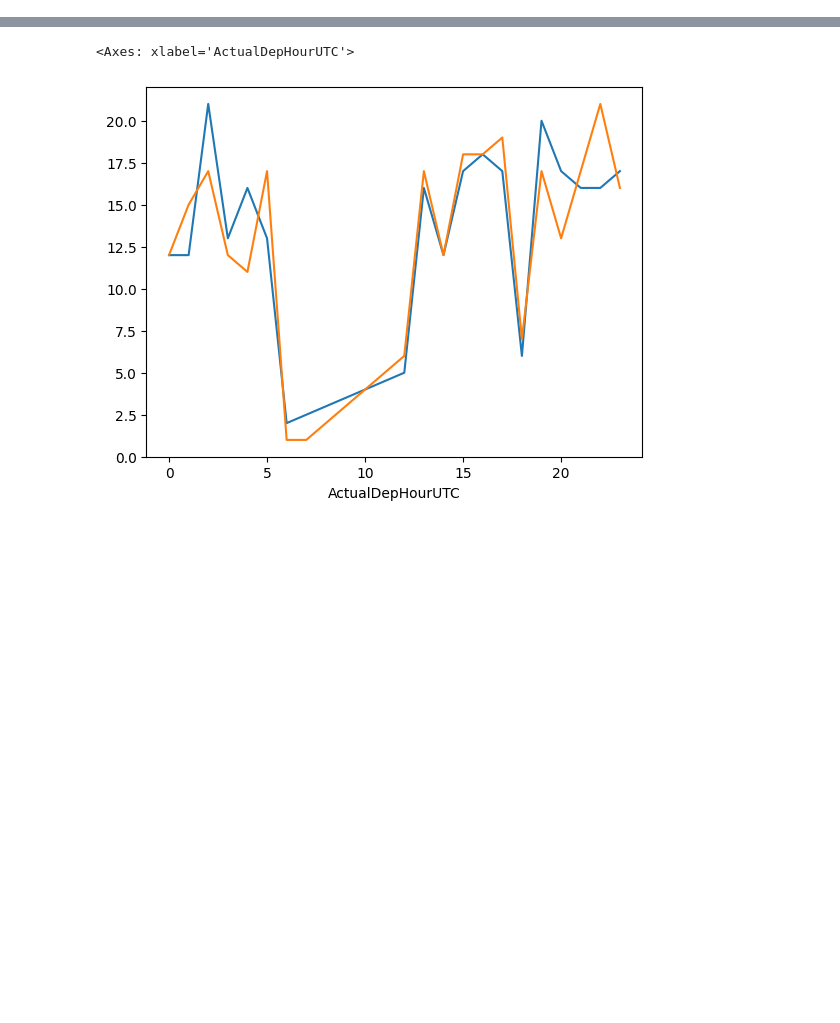
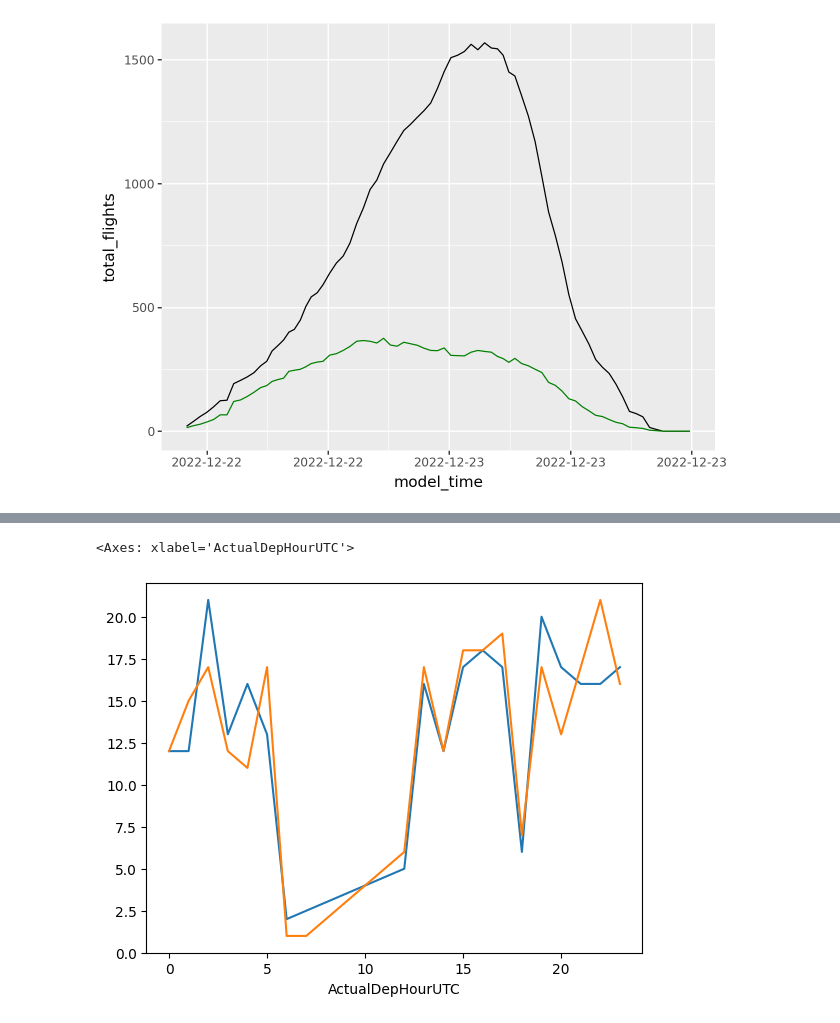
Before and after one commit to broad-well/recovair-abm, a Jupyter notebook: validation/compare_outcomes_once.ipynb, the cells around one changed output, grey strips where cells are left out. Saved outputs shown, nothing was run; the diff lists cells and outputs as text; code cells hidden in the pictures; blank space fills up the shorter version.

```diff
--- a/validation/compare_outcomes_once.ipynb
+++ b/validation/compare_outcomes_once.ipynb
@@ -169,0 +132,7 @@ for focus in ['DEN', 'MDW', 'DAL', 'SAN', 'DTW']:
+# %%
+dfs_stats = pd.read_csv('../test_log_12-22-aircraftdfs-dfs-stats.csv')
+dfs_stats['model_time'] = pd.to_datetime(dfs_stats['model_time'])
+from plotnine import *
+ggplot(dfs_stats) + geom_line(aes(x='model_time', y='total_flights')) + geom_line(aes(x='model_time', y='flights_reserved'), color='green')
+# %% [output]
+[figure, added]
```
Also changed, not shown: parts of 48 cells of this notebook, 12 other files.
